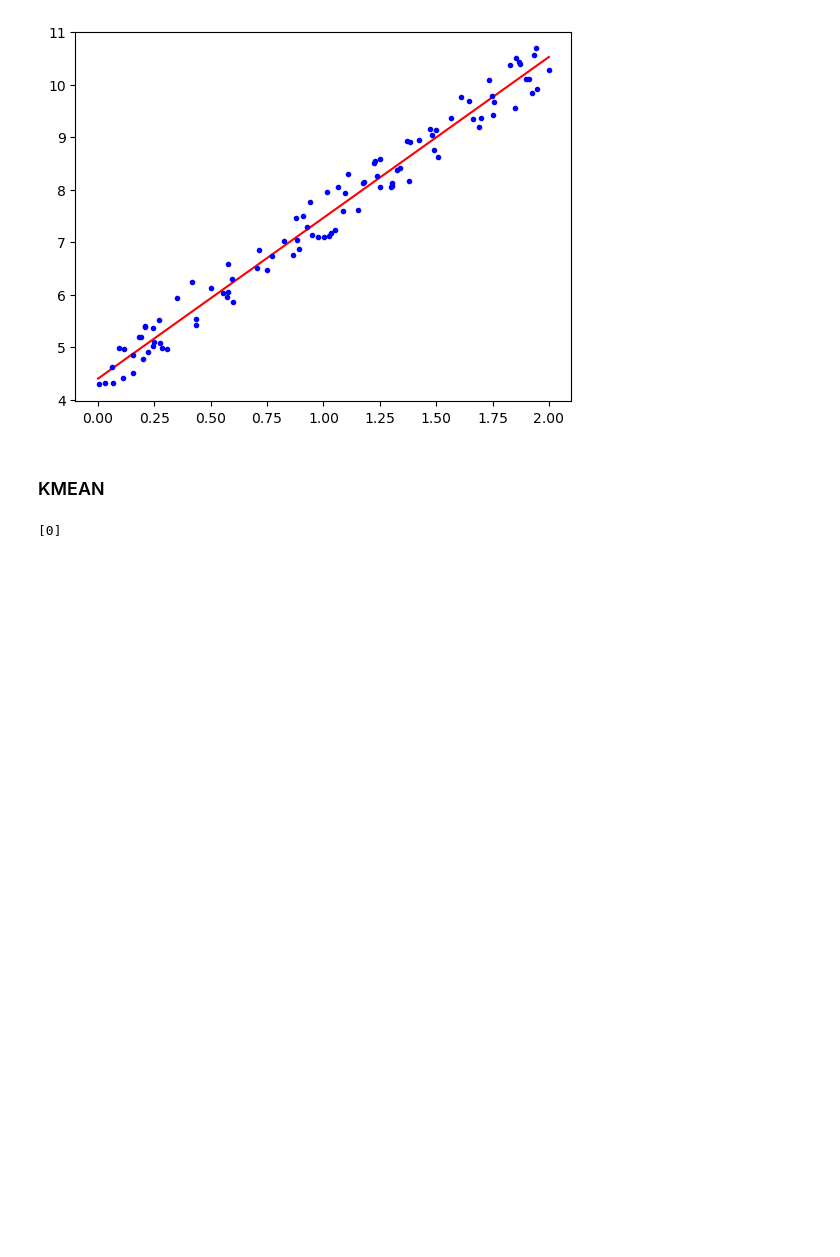
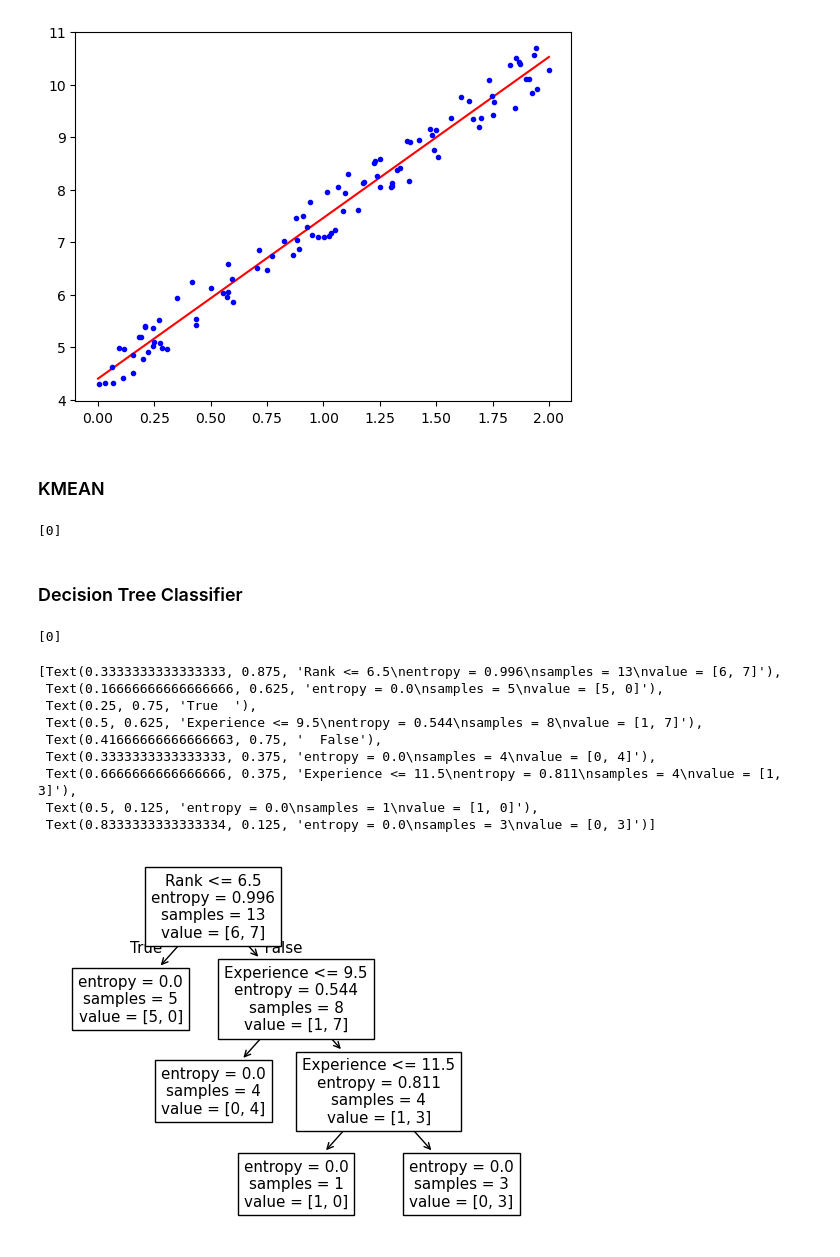
Before and after one commit to safwannuddin/ML-Intro, a Jupyter notebook: practice programs .ipynb, the cells around one changed output. Saved outputs shown, nothing was run; the diff lists cells and outputs as text; code cells hidden in the pictures; blank space fills up the shorter version.

Commit message:
Decision tree done

```diff
--- a/practice programs .ipynb
+++ b/practice programs .ipynb
@@ -48,3 +48,34 @@ model=KMeans(n_clusters=3,random_state=0).fit(X)
 print(model.predict([[1.713, 1.586]]))
 # %% [output]
 [0]
+# %% [markdown]
+### Decision Tree Classifier
+# %%
+import pandas as pd
+from sklearn.tree import DecisionTreeClassifier, plot_tree
+
+df = pd.read_csv("decision.csv")
+
+df['Nationality'] = df['Nationality'].map({'UK': 0, 'USA': 1, 'N': 2})
+df['Go'] = df['Go'].map({'NO': 0, 'YES': 1})
+
+df = df.dropna(subset=['Go'])  # 🔥 This line fixes the error
+
+X = df[['Age', 'Experience', 'Rank', 'Nationality']]
+y = df['Go']
+
+model = DecisionTreeClassifier(criterion='entropy').fit(X, y)
+print(model.predict([[40, 10, 7, 1]]))
+plot_tree(model, feature_names=['Age', 'Experience', 'Rank', 'Nationality'])
+# %% [output]
+[0]
+[Text(0.3333333333333333, 0.875, 'Rank <= 6.5\nentropy = 0.996\nsamples = 13\nvalue = [6, 7]'),
+ Text(0.16666666666666666, 0.625, 'entropy = 0.0\nsamples = 5\nvalue = [5, 0]'),
+ Text(0.25, 0.75, 'True  '),
+ Text(0.5, 0.625, 'Experience <= 9.5\nentropy = 0.544\nsamples = 8\nvalue = [1, 7]'),
+ Text(0.41666666666666663, 0.75, '  False'),
+ Text(0.3333333333333333, 0.375, 'entropy = 0.0\nsamples = 4\nvalue = [0, 4]'),
+ Text(0.6666666666666666, 0.375, 'Experience <= 11.5\nentropy = 0.811\nsamples = 4\nvalue = [1, 3]'),
+ Text(0.5, 0.125, 'entropy = 0.0\nsamples = 1\nvalue = [1, 0]'),
+ Text(0.8333333333333334, 0.125, 'entropy = 0.0\nsamples = 3\nvalue = [0, 3]')]
+[figure, added]
```
Also changed, not shown: parts of 1 cell of this notebook.
